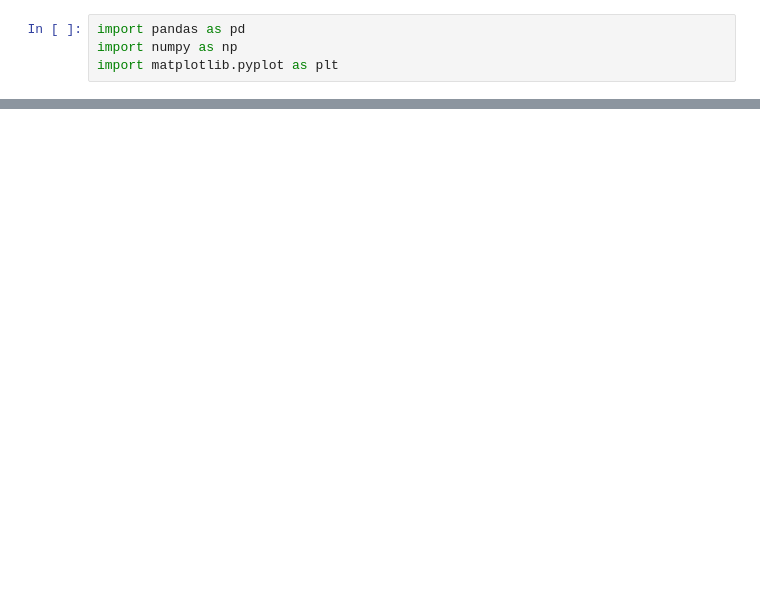
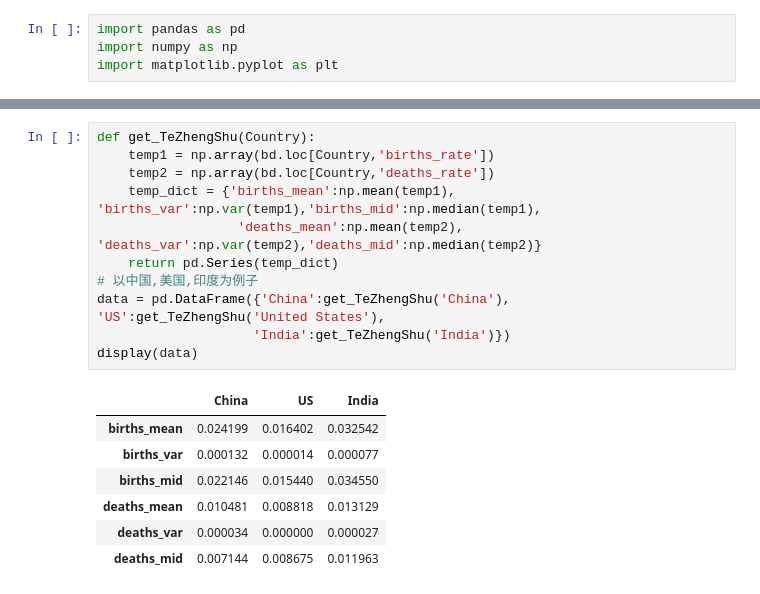
Before and after one commit to h3nng/pythonProject4, a Jupyter notebook: 1.ipynb, the cells around one changed output, grey strips where cells are left out. Drawn from its saved outputs; the diff is of its cells as text; blank space fills up the shorter version.

```diff
--- a/1.ipynb
+++ b/1.ipynb
@@ -155,0 +274,19 @@ def bd_rates(Coutry_name,idea):
+# %%
+def get_TeZhengShu(Country):
+    temp1 = np.array(bd.loc[Country,'births_rate'])
+    temp2 = np.array(bd.loc[Country,'deaths_rate'])
+    temp_dict = {'births_mean':np.mean(temp1), 'births_var':np.var(temp1),'births_mid':np.median(temp1),
+                  'deaths_mean':np.mean(temp2), 'deaths_var':np.var(temp2),'deaths_mid':np.median(temp2)}
+    return pd.Series(temp_dict)
+# 以中国,美国,印度为例子
+data = pd.DataFrame({'China':get_TeZhengShu('China'), 'US':get_TeZhengShu('United States'),
+                    'India':get_TeZhengShu('India')})
+display(data)
+# %% [output]
+|  | China | US | India |
+| births_mean | 0.024199 | 0.016402 | 0.032542 |
+| births_var | 0.000132 | 0.000014 | 0.000077 |
+| births_mid | 0.022146 | 0.015440 | 0.034550 |
+| deaths_mean | 0.010481 | 0.008818 | 0.013129 |
+| deaths_var | 0.000034 | 0.000000 | 0.000027 |
+| deaths_mid | 0.007144 | 0.008675 | 0.011963 |
```
Also changed, not shown: parts of 14 cells of this notebook, 1 other file.
